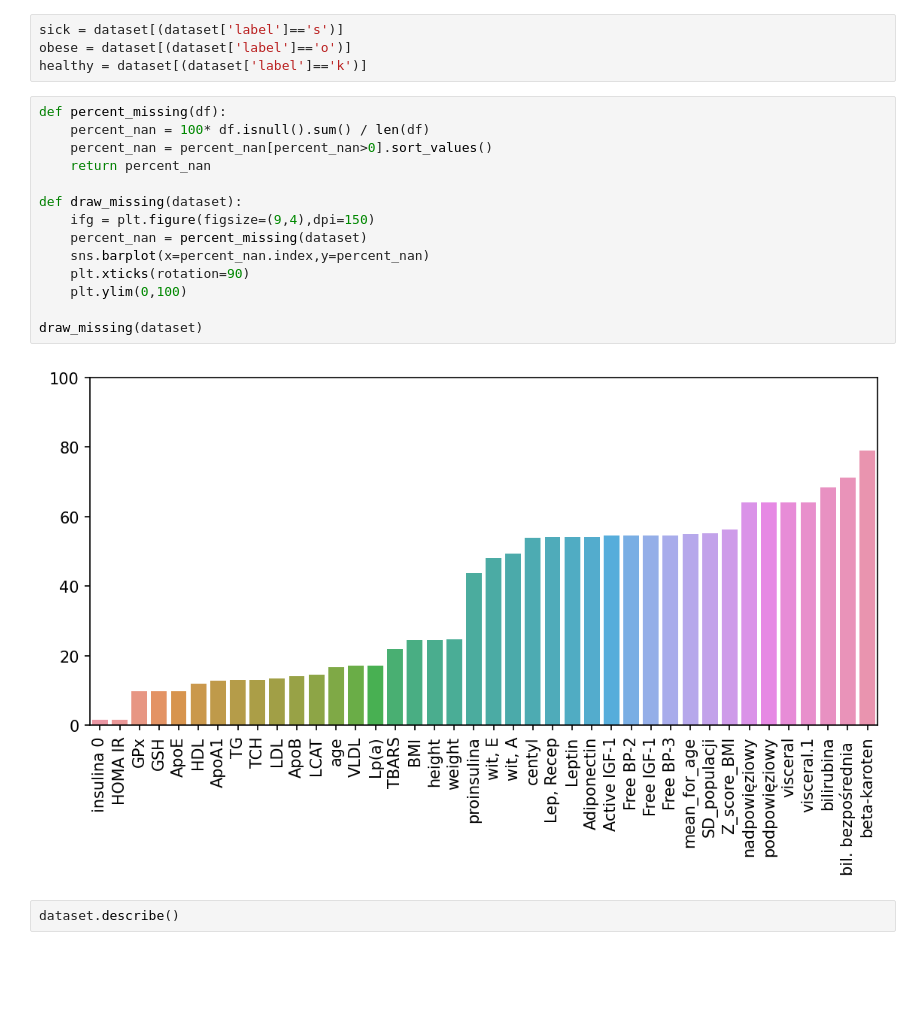
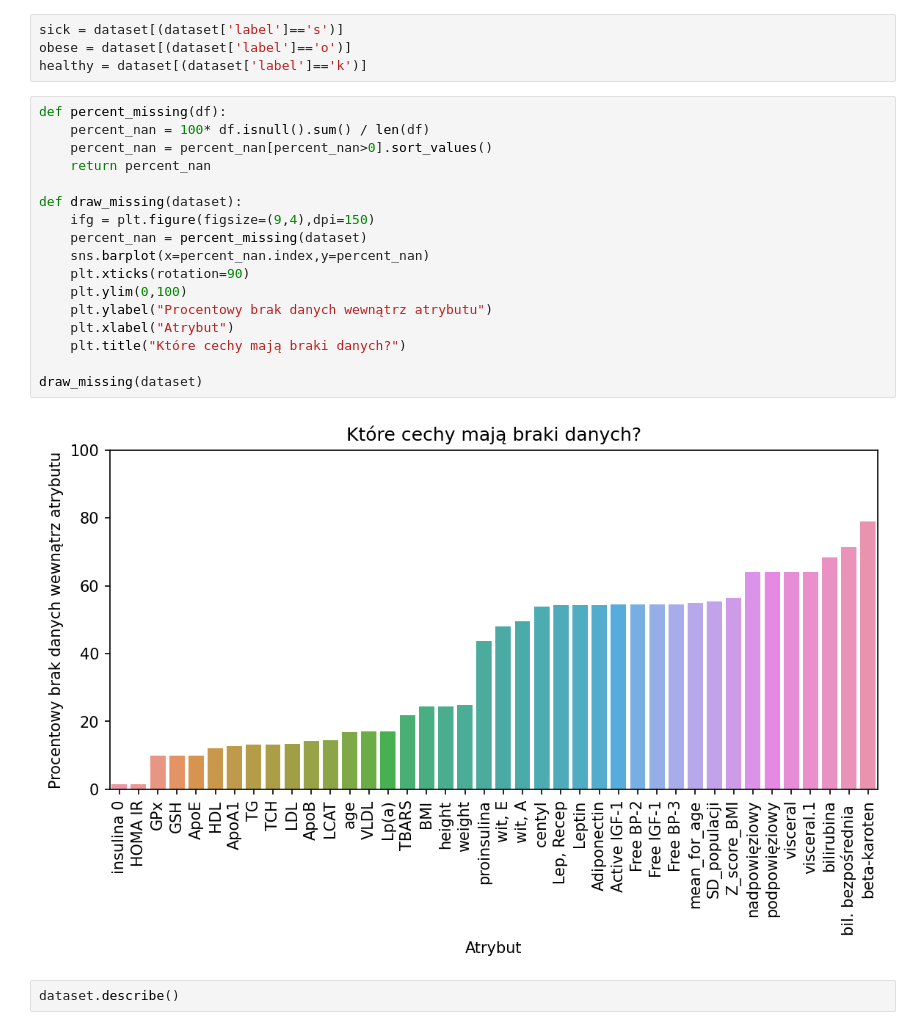
Before and after one commit to jakubpludowski/NAFLD-classifier, a Jupyter notebook: data_loader.ipynb, the cells around one changed output. Saved outputs shown, nothing was run; the diff lists cells and outputs as text; blank space fills up the shorter version.

```diff
--- a/data_loader.ipynb
+++ b/data_loader.ipynb
@@ -28,19 +28,22 @@ healthy = dataset[(dataset['label']=='k')]
 # %%
 def percent_missing(df):
     percent_nan = 100* df.isnull().sum() / len(df)
     percent_nan = percent_nan[percent_nan>0].sort_values()
     return percent_nan
 
 def draw_missing(dataset):
     ifg = plt.figure(figsize=(9,4),dpi=150)
     percent_nan = percent_missing(dataset)
     sns.barplot(x=percent_nan.index,y=percent_nan)
     plt.xticks(rotation=90)
     plt.ylim(0,100)
+    plt.ylabel("Procentowy brak danych wewnątrz atrybutu")
+    plt.xlabel("Atrybut")
+    plt.title("Które cechy mają braki danych?")
 
 draw_missing(dataset)
 # %% [output]
-[figure, old version]
+[figure, new version]
 # %%
 dataset.describe()
 # %% [output]
```
Also changed, not shown: parts of 7 cells of this notebook, 1 other file.
